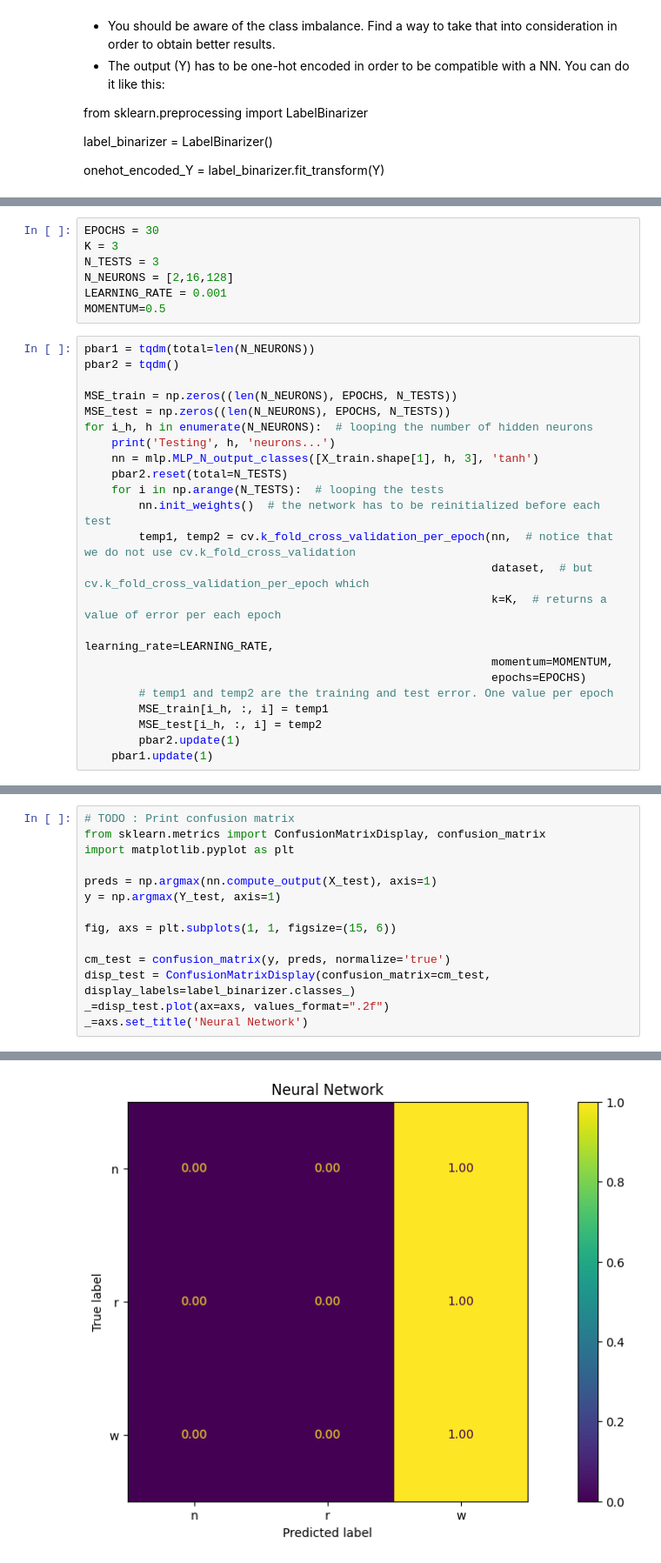
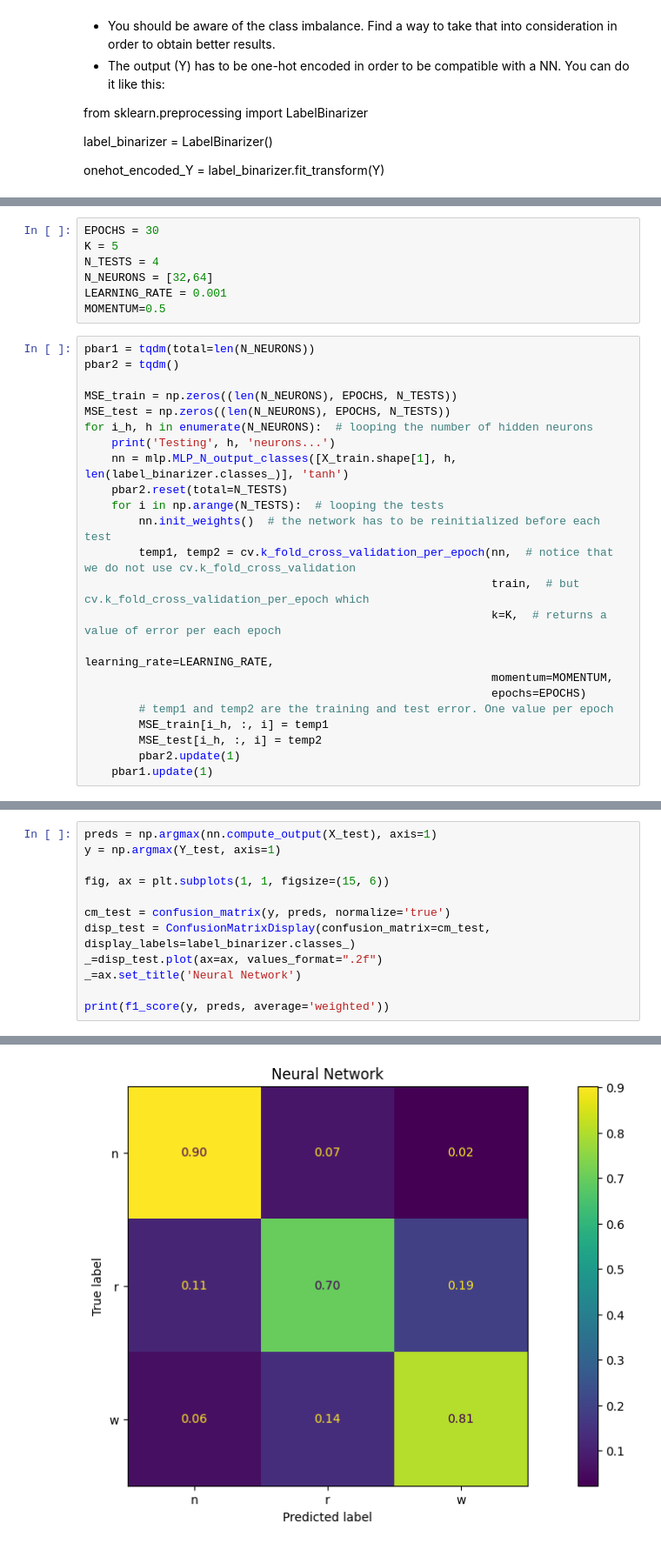
Before and after one commit to magskwa/Mache_Le, a Jupyter notebook: PW10/9_model_selection.ipynb, the cells around one changed output, grey strips where cells are left out. Shown at 87% size. Saved outputs shown, nothing was run; the diff lists cells and outputs as text.

Commit message:
NN training and evaluation

```diff
--- a/PW10/9_model_selection.ipynb
+++ b/PW10/9_model_selection.ipynb
@@ -262,8 +285,8 @@ train = np.concatenate((X_train, Y_train),axis=1)
 # %%
 EPOCHS = 30
-K = 3
-N_TESTS = 3
-N_NEURONS = [2,16,128]
+K = 5
+N_TESTS = 4
+N_NEURONS = [32,64]
 LEARNING_RATE = 0.001
 MOMENTUM=0.5
 # %%
@@ -274,12 +297,12 @@ MSE_train = np.zeros((len(N_NEURONS), EPOCHS, N_TESTS))
 MSE_test = np.zeros((len(N_NEURONS), EPOCHS, N_TESTS))
 for i_h, h in enumerate(N_NEURONS):  # looping the number of hidden neurons
     print('Testing', h, 'neurons...')
-    nn = mlp.MLP_N_output_classes([X_train.shape[1], h, 3], 'tanh')
+    nn = mlp.MLP_N_output_classes([X_train.shape[1], h, len(label_binarizer.classes_)], 'tanh')
     pbar2.reset(total=N_TESTS)
     for i in np.arange(N_TESTS):  # looping the tests
         nn.init_weights()  # the network has to be reinitialized before each test
         temp1, temp2 = cv.k_fold_cross_validation_per_epoch(nn,  # notice that we do not use cv.k_fold_cross_validation
-                                                            dataset,  # but cv.k_fold_cross_validation_per_epoch which
+                                                            train,  # but cv.k_fold_cross_validation_per_epoch which
                                                             k=K,  # returns a value of error per each epoch
                                                             learning_rate=LEARNING_RATE,
                                                             momentum=MOMENTUM,
@@ -344,15 +366,13 @@ pl.tight_layout()
 # %%
-# TODO : Print confusion matrix
-from sklearn.metrics import ConfusionMatrixDisplay, confusion_matrix
-import matplotlib.pyplot as plt
-
 preds = np.argmax(nn.compute_output(X_test), axis=1)
 y = np.argmax(Y_test, axis=1)
 
-fig, axs = plt.subplots(1, 1, figsize=(15, 6))
+fig, ax = plt.subplots(1, 1, figsize=(15, 6))
 
 cm_test = confusion_matrix(y, preds, normalize='true')
 disp_test = ConfusionMatrixDisplay(confusion_matrix=cm_test, display_labels=label_binarizer.classes_)
-_=disp_test.plot(ax=axs, values_format=".2f")
-_=axs.set_title('Neural Network')
+_=disp_test.plot(ax=ax, values_format=".2f")
+_=ax.set_title('Neural Network')
+
+print(f1_score(y, preds, average='weighted'))
 # %% [output]
@@ -359 +380 @@ _=axs.set_title('Neural Network')
-[figure, old version]
+[figure, new version]
```
Also changed, not shown: parts of 15 cells of this notebook.
